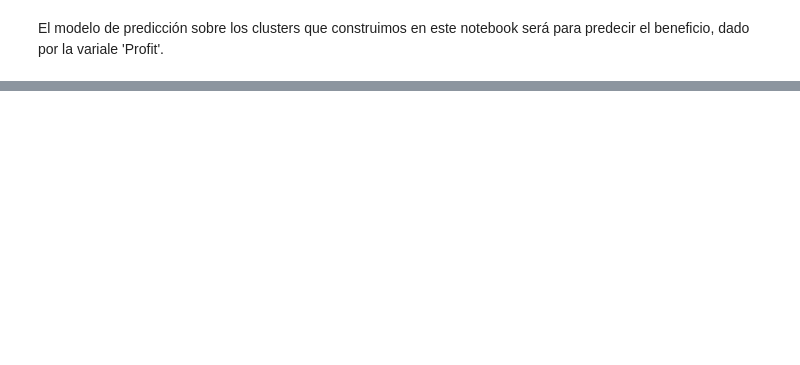
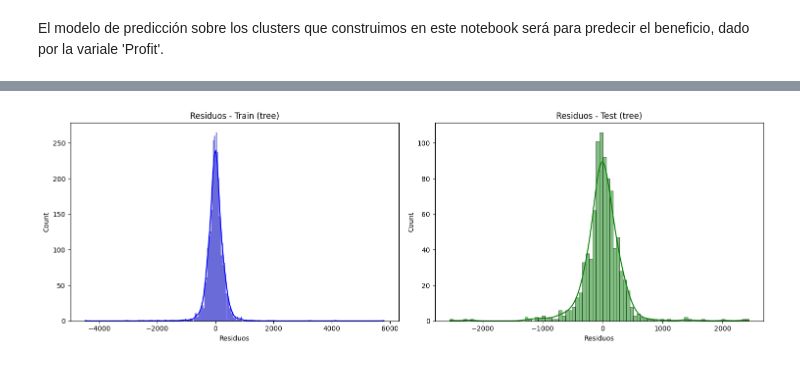
Before and after one commit to Rcm89/Proyecto9-Clustering, a Jupyter notebook: 2-modelo.ipynb, the cells around one changed output, grey strips where cells are left out. Cells and saved outputs as stored; diff of their text form; code cells hidden in the pictures; blank space fills up the shorter version.

Commit message:
modelo sacado para cluster -1

```diff
--- a/2-modelo.ipynb
+++ b/2-modelo.ipynb
@@ -33,0 +63,7 @@ El modelo de predicción sobre los clusters que construimos en este notebook ser
+# %%
+df1 = df[df["clusters_dbscan"] == -1] # dataframe con los datos del cluster -1
+print(df1.shape[0])
+df2 = df[df["clusters_dbscan"] == 0] # dataframe con los datos del cluster 0
+print(df2.shape[0])
+df3 = df[df["clusters_dbscan"] == 1] # dataframe con los datos del cluster 1
+print(df3.shape[0])
@@ -33,0 +76,3 @@ El modelo de predicción sobre los clusters que construimos en este notebook ser
+# %%
+df1 = df1.drop(columns=["clusters_dbscan"])
+df1.columns
@@ -33,0 +85,4 @@ El modelo de predicción sobre los clusters que construimos en este notebook ser
+# %%
+df1 = df1.drop(columns=['Order ID', 'Order Date', 'Ship Date', 'Ship Mode', 'Customer ID', 'Product ID'])
+
+df1.columns
@@ -33,0 +96,13 @@ El modelo de predicción sobre los clusters que construimos en este notebook ser
+# %%
+# instanciamos la clase de regresión lineal
+analisis = sa.AnalisisModelosRegresion(dataframe=df1, variable_dependiente='Profit_vr')
+
+params_arbol = {
+    'max_depth': [3, 5, 7, 10],
+    'min_samples_split': [10, 50, 100, 200],
+    'min_samples_leaf': [10, 50, 100, 200],
+    'max_leaf_nodes': [4, 6, 8, 10, 20, 30]
+}
+
+# llamamos a la función para ajustar el modelo
+analisis.ajustar_modelo(modelo='tree', param_grid=params_arbol)
@@ -33,0 +125,4 @@ El modelo de predicción sobre los clusters que construimos en este notebook ser
+# %%
+analisis.plot_residuos("tree")
+# %% [output]
+[figure, added]
```
Also changed, not shown: parts of 33 cells of this notebook, 2 other files.
